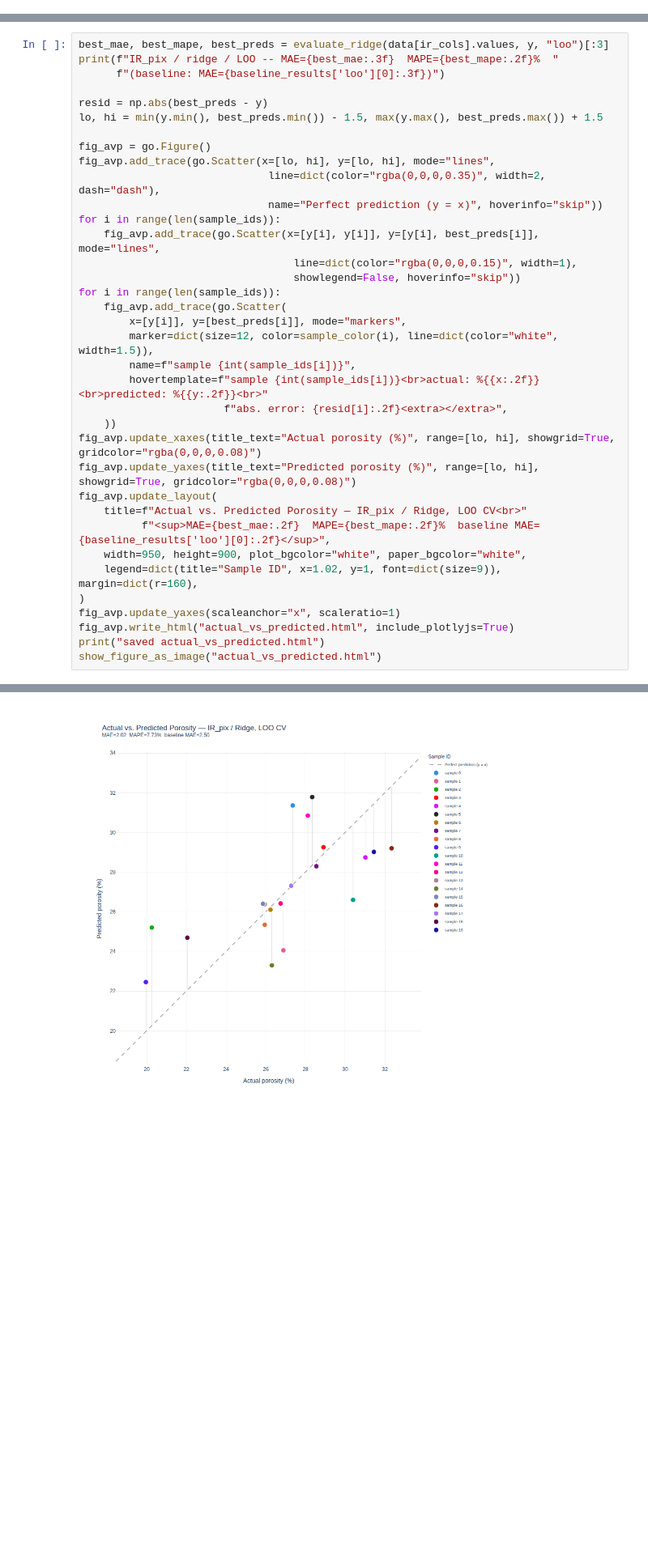
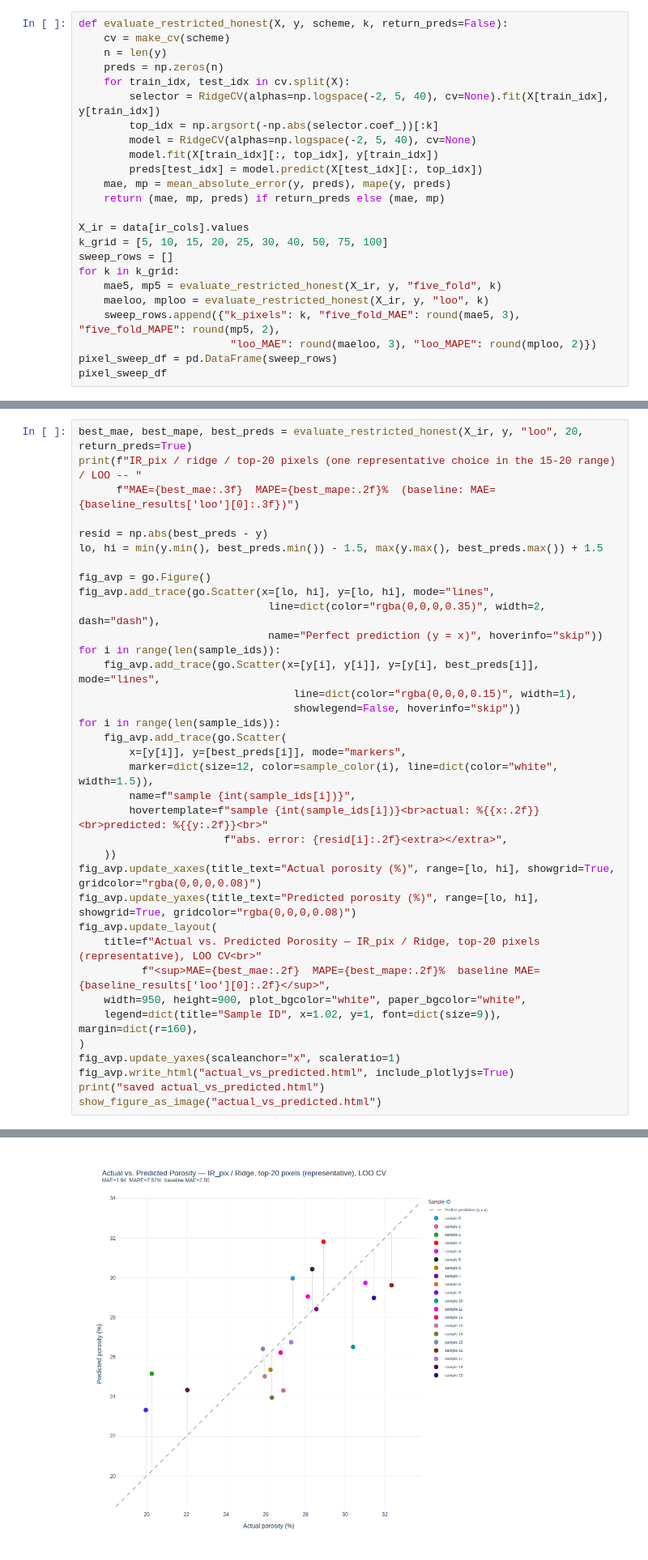
Before and after one commit to Ramandeep72/Machine-Learning-Projects, a Jupyter notebook: porosity-feasibility/porosity_pipeline.ipynb, the cells around one changed output, grey strips where cells are left out. Shown at 81% size. Cells and saved outputs as stored; diff of their text form; blank space fills up the shorter version.

```diff
--- a/porosity-feasibility/porosity_pipeline.ipynb
+++ b/porosity-feasibility/porosity_pipeline.ipynb
@@ -347,0 +482,24 @@ plausible explanation worth testing further, not a proven fact.
+# %%
+def evaluate_restricted_honest(X, y, scheme, k, return_preds=False):
+    cv = make_cv(scheme)
+    n = len(y)
+    preds = np.zeros(n)
+    for train_idx, test_idx in cv.split(X):
+        selector = RidgeCV(alphas=np.logspace(-2, 5, 40), cv=None).fit(X[train_idx], y[train_idx])
+        top_idx = np.argsort(-np.abs(selector.coef_))[:k]
+        model = RidgeCV(alphas=np.logspace(-2, 5, 40), cv=None)
+        model.fit(X[train_idx][:, top_idx], y[train_idx])
+        preds[test_idx] = model.predict(X[test_idx][:, top_idx])
+    mae, mp = mean_absolute_error(y, preds), mape(y, preds)
+    return (mae, mp, preds) if return_preds else (mae, mp)
+
+X_ir = data[ir_cols].values
+k_grid = [5, 10, 15, 20, 25, 30, 40, 50, 75, 100]
+sweep_rows = []
+for k in k_grid:
+    mae5, mp5 = evaluate_restricted_honest(X_ir, y, "five_fold", k)
+    maeloo, mploo = evaluate_restricted_honest(X_ir, y, "loo", k)
+    sweep_rows.append({"k_pixels": k, "five_fold_MAE": round(mae5, 3), "five_fold_MAPE": round(mp5, 2),
+                        "loo_MAE": round(maeloo, 3), "loo_MAPE": round(mploo, 2)})
+pixel_sweep_df = pd.DataFrame(sweep_rows)
+pixel_sweep_df
@@ -420,7 +640,7 @@ LOO predictions against the true porosity values.
 # %%
-best_mae, best_mape, best_preds = evaluate_ridge(data[ir_cols].values, y, "loo")[:3]
-print(f"IR_pix / ridge / LOO -- MAE={best_mae:.3f}  MAPE={best_mape:.2f}%  "
-      f"(baseline: MAE={baseline_results['loo'][0]:.3f})")
+best_mae, best_mape, best_preds = evaluate_restricted_honest(X_ir, y, "loo", 20, return_preds=True)
+print(f"IR_pix / ridge / top-20 pixels (one representative choice in the 15-20 range) / LOO -- "
+      f"MAE={best_mae:.3f}  MAPE={best_mape:.2f}%  (baseline: MAE={baseline_results['loo'][0]:.3f})")
 
 resid = np.abs(best_preds - y)
 lo, hi = min(y.min(), best_preds.min()) - 1.5, max(y.max(), best_preds.max()) + 1.5
@@ -444,7 +664,7 @@ for i in range(len(sample_ids)):
 fig_avp.update_xaxes(title_text="Actual porosity (%)", range=[lo, hi], showgrid=True, gridcolor="rgba(0,0,0,0.08)")
 fig_avp.update_yaxes(title_text="Predicted porosity (%)", range=[lo, hi], showgrid=True, gridcolor="rgba(0,0,0,0.08)")
 fig_avp.update_layout(
-    title=f"Actual vs. Predicted Porosity — IR_pix / Ridge, LOO CV<br>"
+    title=f"Actual vs. Predicted Porosity — IR_pix / Ridge, top-20 pixels (representative), LOO CV<br>"
           f"<sup>MAE={best_mae:.2f}  MAPE={best_mape:.2f}%  baseline MAE={baseline_results['loo'][0]:.2f}</sup>",
     width=950, height=900, plot_bgcolor="white", paper_bgcolor="white",
     legend=dict(title="Sample ID", x=1.02, y=1, font=dict(size=9)), margin=dict(r=160),
@@ -458,3 +678,3 @@ IR_pix / ridge / LOO -- MAE=2.021  MAPE=7.73%  (baseline: MAE=2.503)
 saved actual_vs_predicted.html
-[figure, old version]
+[figure, new version]
 # %% [markdown]
```
Also changed, not shown: parts of 15 cells of this notebook, 9 other files.
